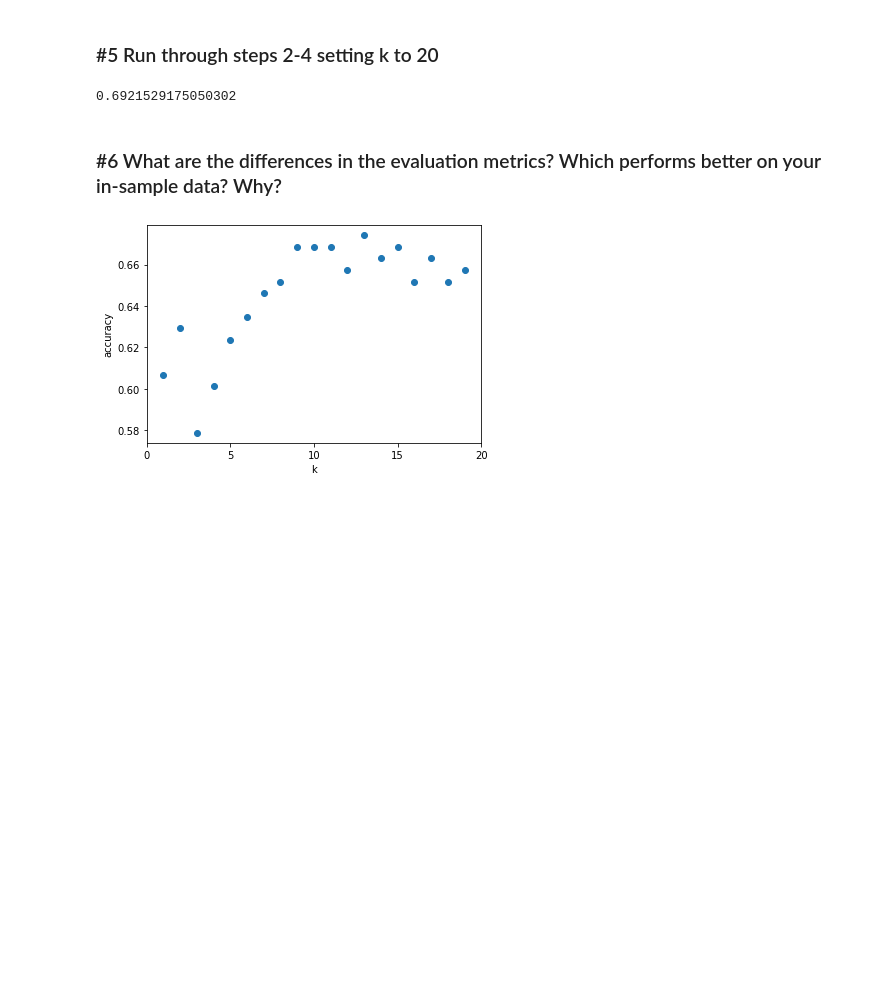
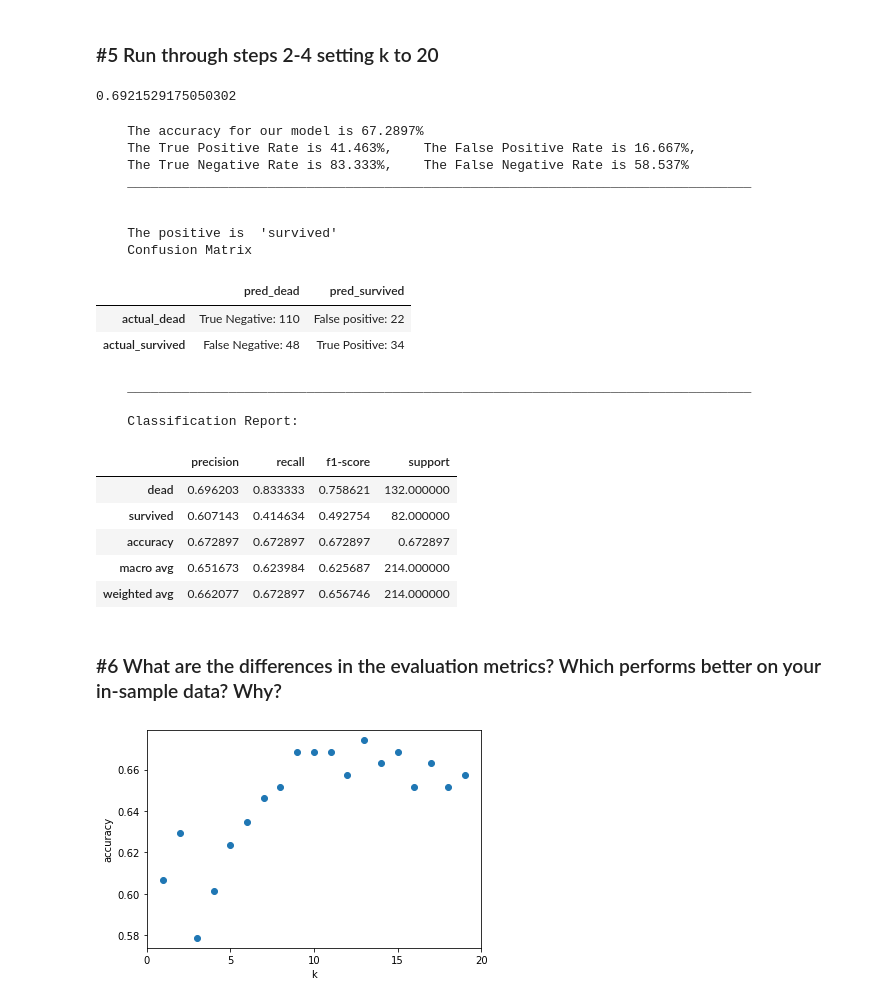
Before and after one commit to natasharivers/Classifications, a Jupyter notebook: model.ipynb, the cells around one changed output. Cells and saved outputs as stored; diff of their text form; code cells hidden in the pictures; blank space fills up the shorter version.

```diff
--- a/model.ipynb
+++ b/model.ipynb
@@ -599,6 +622,29 @@ knn3.fit(X_train, y_train)
 knn3.score(X_train, y_train)
 # %% [output]
 0.6921529175050302
+# %%
+model_fun_cindy.model_performs(X_validate, y_validate, knn3)
+# %% [output]
+    The accuracy for our model is 67.2897%
+    The True Positive Rate is 41.463%,    The False Positive Rate is 16.667%,
+    The True Negative Rate is 83.333%,    The False Negative Rate is 58.537%
+    ________________________________________________________________________________
+
+
+    The positive is  'survived'
+    Confusion Matrix
+|  | pred_dead | pred_survived |
+| actual_dead | True Negative: 110 | False positive: 22 |
+| actual_survived | False Negative: 48 | True Positive: 34 |
+    ________________________________________________________________________________
+
+    Classification Report:
+|  | precision | recall | f1-score | support |
+| dead | 0.696203 | 0.833333 | 0.758621 | 132.000000 |
+| survived | 0.607143 | 0.414634 | 0.492754 | 82.000000 |
+| accuracy | 0.672897 | 0.672897 | 0.672897 | 0.672897 |
+| macro avg | 0.651673 | 0.623984 | 0.625687 | 214.000000 |
+| weighted avg | 0.662077 | 0.672897 | 0.656746 | 214.000000 |
 # %% [markdown]
 ### #6 What are the differences in the evaluation metrics? Which performs better on your in-sample data? Why?
 # %%
```
Also changed, not shown: parts of 1 cell of this notebook.
